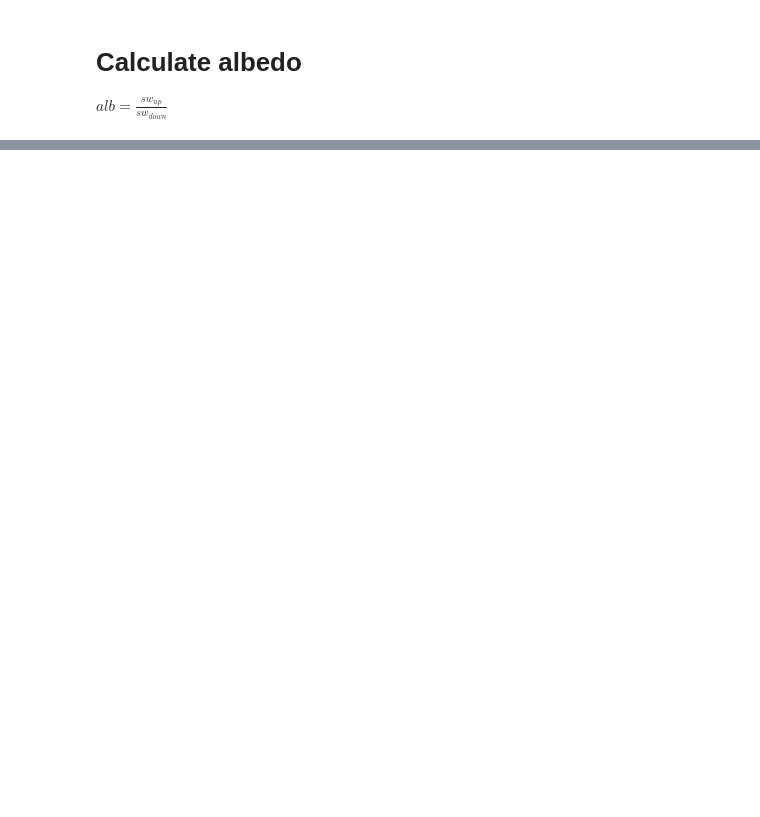
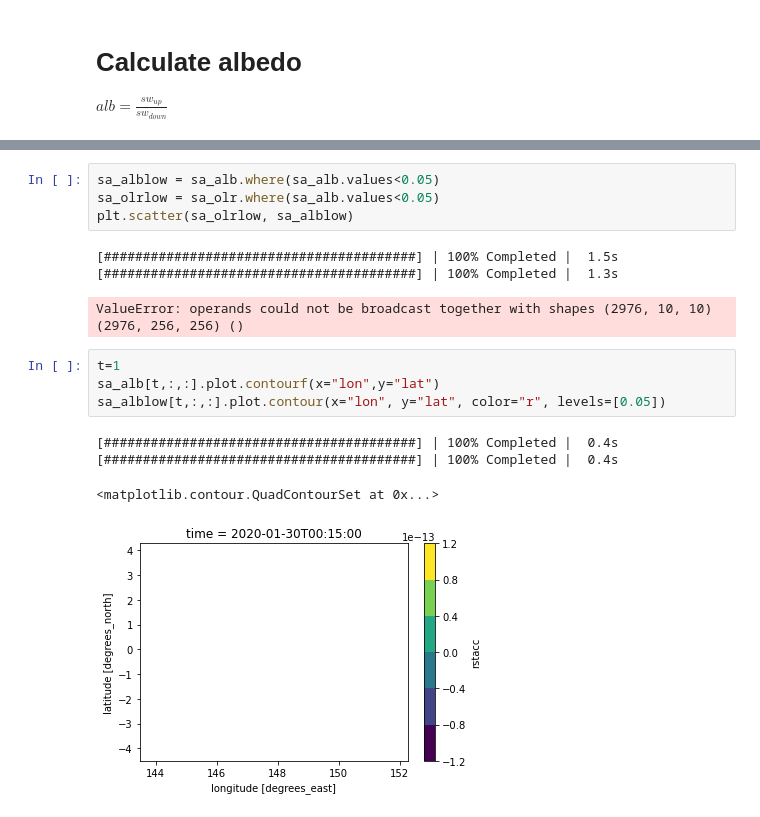
Before and after one commit to smturbev/dyamond2, a Jupyter notebook: python_scripts/joint_hist.ipynb, the cells around one changed output, grey strips where cells are left out. Cells and saved outputs as stored; diff of their text form; blank space fills up the shorter version.

```diff
--- a/python_scripts/joint_hist.ipynb
+++ b/python_scripts/joint_hist.ipynb
@@ -172,0 +183,17 @@ Exception: shapes of alb and olr don't match: (316035456,) != (37306368,)
+# %%
+sa_alblow = sa_alb.where(sa_alb.values<0.05)
+sa_olrlow = sa_olr.where(sa_alb.values<0.05)
+plt.scatter(sa_olrlow, sa_alblow)
+# %% [output]
+[########################################] | 100% Completed |  1.5s
+[########################################] | 100% Completed |  1.3s
+ValueError: operands could not be broadcast together with shapes (2976, 10, 10) (2976, 256, 256) ()
+# %%
+t=1
+sa_alb[t,:,:].plot.contourf(x="lon",y="lat")
+sa_alblow[t,:,:].plot.contour(x="lon", y="lat", color="r", levels=[0.05])
+# %% [output]
+[########################################] | 100% Completed |  0.4s
+[########################################] | 100% Completed |  0.4s
+<matplotlib.contour.QuadContourSet at 0x...>
+[figure, added]
```
Also changed, not shown: parts of 6 cells of this notebook, 7 other files.
